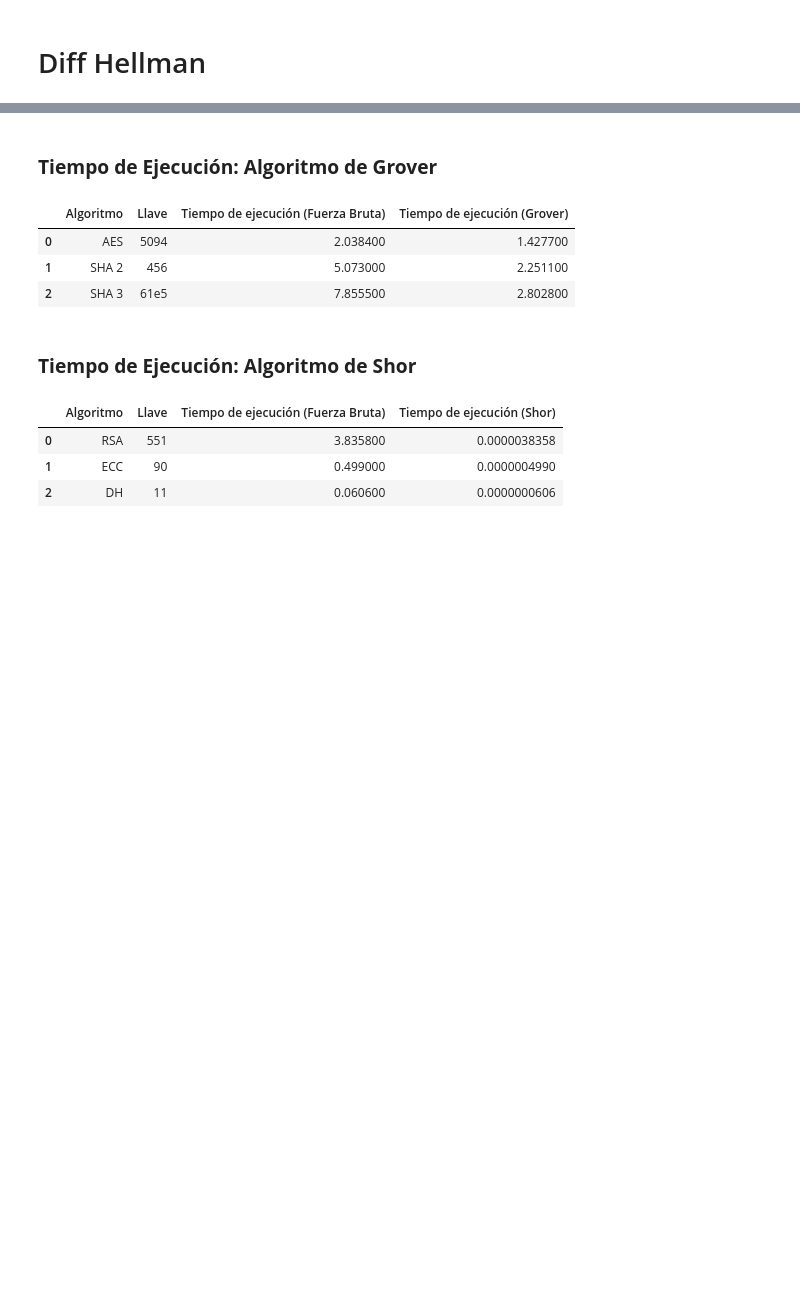
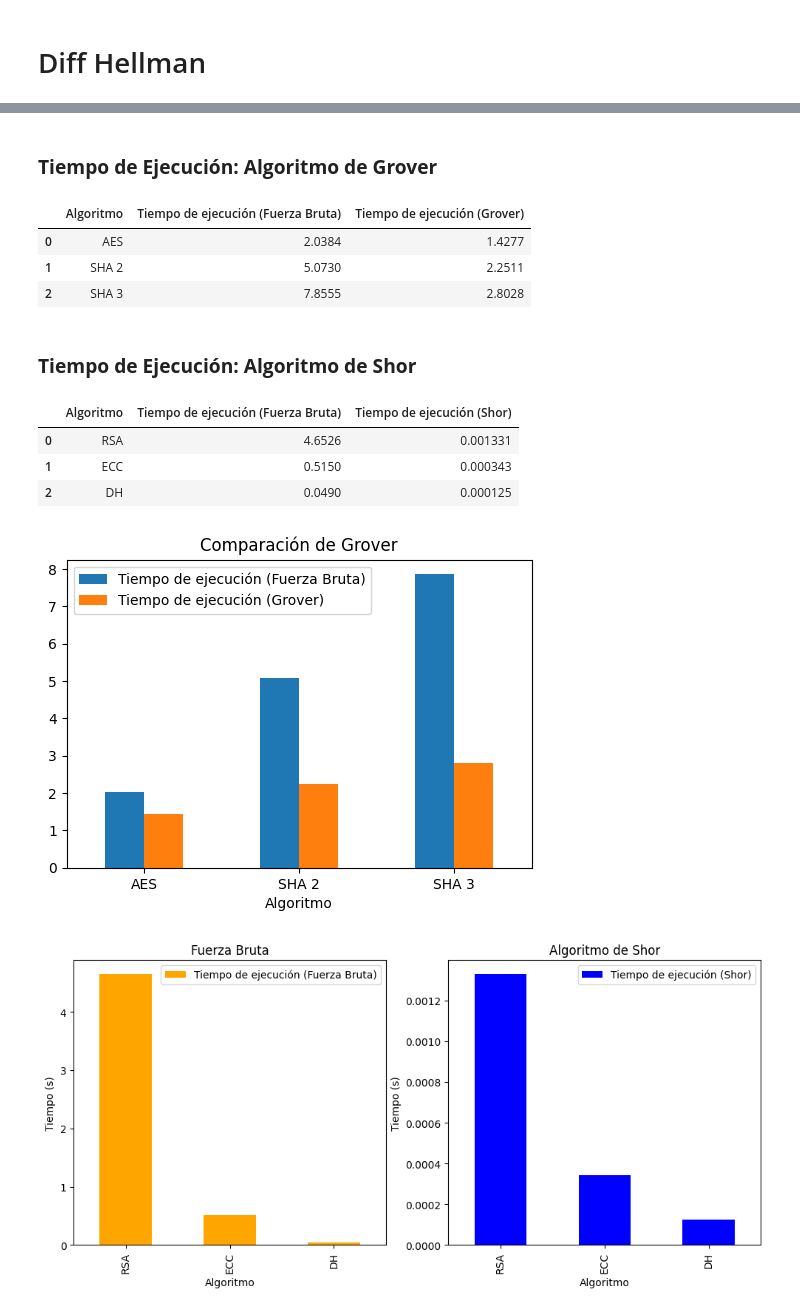
Before and after one commit to DevQueenPR/El-impacto-de-las-computadoras-cuanticas-en-la-criptografia-clasica, a Jupyter notebook: Quantum_Computing_study.ipynb, the cells around one changed output, grey strips where cells are left out. Drawn from its saved outputs; the diff is of its cells as text; code cells hidden in the pictures; blank space fills up the shorter version.

Commit message:
Changes (graphics)

```diff
--- a/Quantum_Computing_study.ipynb
+++ b/Quantum_Computing_study.ipynb
@@ -570,47 +558,80 @@ Estos datos fueron recopilados el 21 de marzo de 2025. Se encuentra disponible l
 # %%
 import pandas as pd
+import matplotlib.pyplot as plt
 from IPython.display import display, Markdown
 
 # Datos de Grover
 data_grover = {
     "Algoritmo": ["AES", "SHA 2", "SHA 3"],
-    "Llave": [5094, 456, "61e5"],
     "Tiempo de ejecución (Fuerza Bruta)": [2.0384, 5.073, 7.8555],
     "Tiempo de ejecución (Grover)": [1.4277, 2.2511, 2.8028]
 }
 
 # Datos de Shor
 data_shor = {
     "Algoritmo": ["RSA", "ECC", "DH"],
-    "Llave": [851, 90, 11],
-    "Tiempo de ejecución (Fuerza Bruta)": [4.6526, 0.4990, 0.0606],
-    "Tiempo de ejecución (Shor)": [f"{0.0013310000:.10f}", f"{0.000000499:.10f}", f"{0.0000000606:.10f}"]
+    "Tiempo de ejecución (Fuerza Bruta)": [4.6526, 0.5150, 0.0490],
+    "Tiempo de ejecución (Shor)": [0.001331, 0.000343, 0.000125]
 }
 
-# DataFrames
+# Crear DataFrames
 df_grover = pd.DataFrame(data_grover)
 df_shor = pd.DataFrame(data_shor)
 
-# estilo
+# Estilo y visualización en tabla
 display(Markdown("### **Tiempo de Ejecución: Algoritmo de Grover**"))
-display(df_grover.style.set_table_styles([{
-    "selector": "th",
-    "props": [("background-color", "black"), ("color", "white"), ("font-weight", "bold")]
-}]))
+display(df_grover)
 
 display(Markdown("### **Tiempo de Ejecución: Algoritmo de Shor**"))
-display(df_shor.style.set_table_styles([{
-    "selector": "th",
-    "props": [("background-color", "black"), ("color", "white"), ("font-weight", "bold")]
-}]))
+display(df_shor)
+
+# Generación de gráficos para Grover
+fig, ax1 = plt.subplots(figsize=(6, 4))
+df_grover.plot(x="Algoritmo", y=["Tiempo de ejecución (Fuerza Bruta)", "Tiempo de ejecución (Grover)"],
+               kind="bar", ax=ax1)
+ax1.set_title("Comparación de Grover")
+plt.xticks(rotation=0)
+
+# Generación de gráficos para Shor
+fig, axes = plt.subplots(1, 2, figsize=(12, 5))
+
+# Gráfico de fuerza bruta
+df_shor.plot(x="Algoritmo", y="Tiempo de ejecución (Fuerza Bruta)",
+             kind="bar", ax=axes[0], color="orange", title="Fuerza Bruta")
+axes[0].set_ylabel("Tiempo (s)")
+
+# Gráfico de Shor
+df_shor.plot(x="Algoritmo", y="Tiempo de ejecución (Shor)",
+             kind="bar", ax=axes[1], color="blue", title="Algoritmo de Shor")
+axes[1].set_ylabel("Tiempo (s)")
+
+# Gráfica combinada con eje secundario
+fig, ax = plt.subplots(figsize=(8, 5))
+df_shor.plot(x="Algoritmo", y="Tiempo de ejecución (Fuerza Bruta)", kind="bar", ax=ax, color="orange", label="Fuerza Bruta")
+ax.set_ylabel("Tiempo de Fuerza Bruta")
+ax.set_title("Comparación: Fuerza Bruta vs Shor")
+
+ax2 = ax.twinx()
+df_shor.plot(x="Algoritmo", y="Tiempo de ejecución (Shor)", kind="line", ax=ax2, color="blue", marker="o", label="Shor")
+ax2.set_ylabel("Tiempo de Shor")
+
+# Ajusta las leyendas para que "Fuerza Bruta" esté debajo de "Shor"
+ax2.legend(loc="upper right", bbox_to_anchor=(1, 1))
+ax.legend(loc="upper right", bbox_to_anchor=(1, 0.90))  # Leyenda de Fuerza Bruta más abajo
+
+plt.xticks(rotation=0)
+plt.tight_layout()
+plt.show()
 # %% [output]
 ### **Tiempo de Ejecución: Algoritmo de Grover**
-|  | Algoritmo | Llave | Tiempo de ejecución (Fuerza Bruta) | Tiempo de ejecución (Grover) |
-| 0 | AES | 5094 | 2.038400 | 1.427700 |
-| 1 | SHA 2 | 456 | 5.073000 | 2.251100 |
-| 2 | SHA 3 | 61e5 | 7.855500 | 2.802800 |
+|  | Algoritmo | Tiempo de ejecución (Fuerza Bruta) | Tiempo de ejecución (Grover) |
+| 0 | AES | 2.0384 | 1.4277 |
+| 1 | SHA 2 | 5.0730 | 2.2511 |
+| 2 | SHA 3 | 7.8555 | 2.8028 |
 ### **Tiempo de Ejecución: Algoritmo de Shor**
-|  | Algoritmo | Llave | Tiempo de ejecución (Fuerza Bruta) | Tiempo de ejecución (Shor) |
-| 0 | RSA | 551 | 3.835800 | 0.0000038358 |
-| 1 | ECC | 90 | 0.499000 | 0.0000004990 |
-| 2 | DH | 11 | 0.060600 | 0.0000000606 |
+|  | Algoritmo | Tiempo de ejecución (Fuerza Bruta) | Tiempo de ejecución (Shor) |
+| 0 | RSA | 4.6526 | 0.001331 |
+| 1 | ECC | 0.5150 | 0.000343 |
+| 2 | DH | 0.0490 | 0.000125 |
+[figure, added]
+[figure, added]
```
Also changed, not shown: parts of 5 cells of this notebook.
